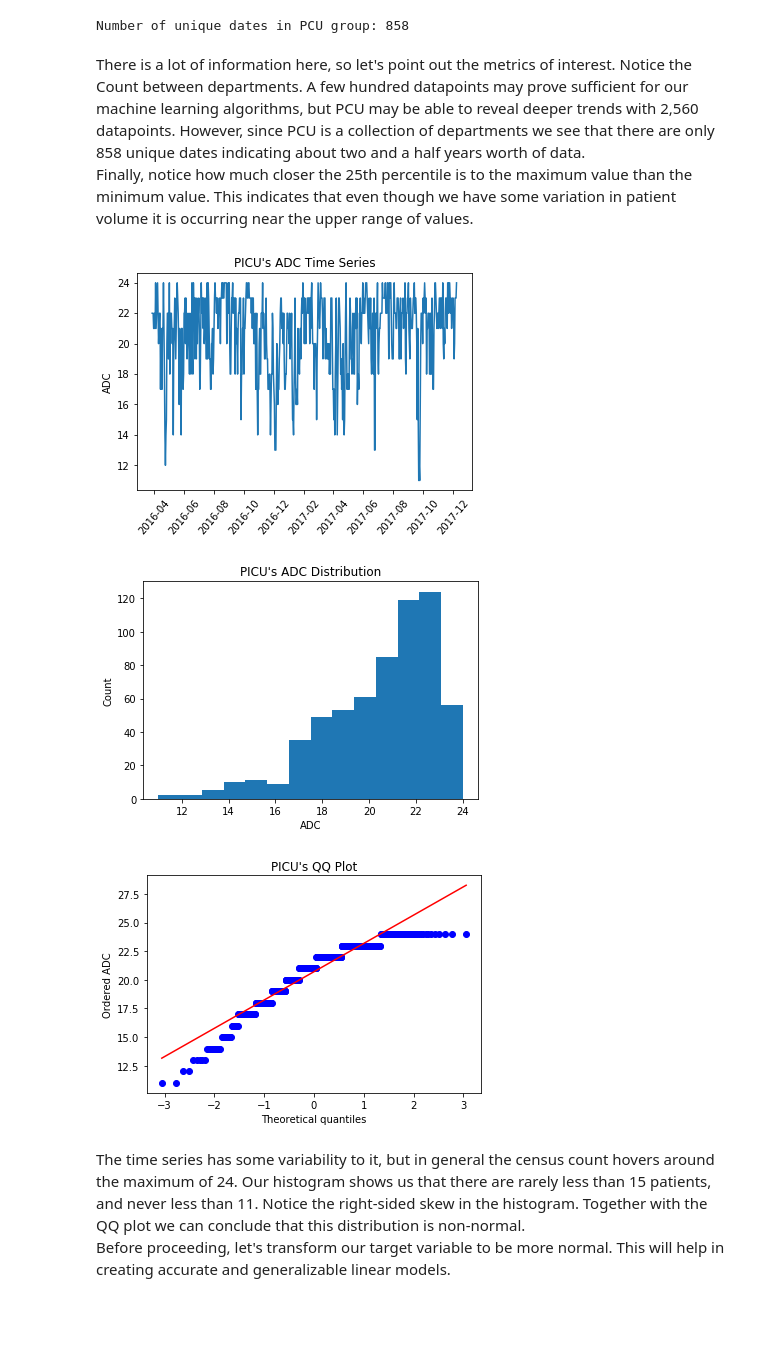
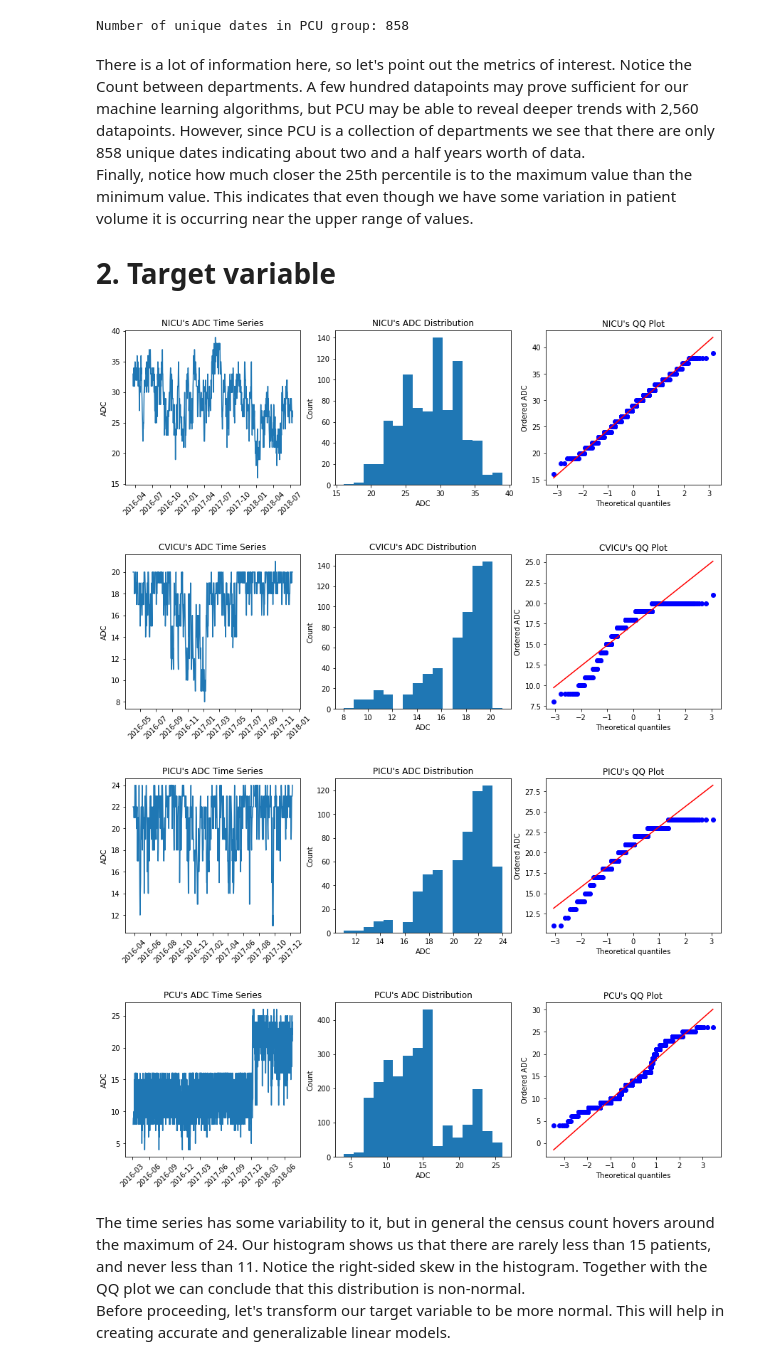
Before and after one commit to cobrobrown/thinkful_course, a Jupyter notebook: Final Capstone/Exploratory Data Analysis.ipynb, the cells around one changed output. Drawn from its saved outputs; the diff is of its cells as text; code cells hidden in the pictures; blank space fills up the shorter version.

```diff
--- a/Final Capstone/Exploratory Data Analysis.ipynb
+++ b/Final Capstone/Exploratory Data Analysis.ipynb
@@ -83,29 +79,35 @@ Number of unique dates in PCU group: 858
 # %% [markdown]
 There is a lot of information here, so let's point out the metrics of interest. Notice the Count between departments. A few hundred datapoints may prove sufficient for our machine learning algorithms, but PCU may be able to reveal deeper trends with 2,560 datapoints. However, since PCU is a collection of departments we see that there are only 858 unique dates indicating about two and a half years worth of data.
 <br>Finally, notice how much closer the 25th percentile is to the maximum value than the minimum value. This indicates that even though we have some variation in patient volume it is occurring near the upper range of values.
+
+# 2. Target variable
-# %%
-# time series
-df_PICU = df[df['DepartmentName'] == "PICU"]
-plt.plot(df_PICU["EffectiveDAte"],df_PICU["AverageCensusCount"])
-plt.xticks(rotation=50)
-plt.title("PICU's ADC Time Series")
-plt.ylabel("ADC")
-plt.show()
-# histogram
-plt.hist(df_PICU["AverageCensusCount"],bins=14)
-plt.title("PICU's ADC Distribution")
-plt.xlabel("ADC")
-plt.ylabel("Count")
-plt.show()
-# qq plot
-res = stats.probplot(df_PICU["AverageCensusCount"], plot=plt)
-plt.title("PICU's QQ Plot")
-plt.ylabel("Ordered ADC")
-plt.show()
-# %% [output]
-[figure, removed]
-[figure, removed]
-[figure, removed]
+# %%
+def plot_time_dist_qq(dates, censuses, dept):
+    fig,ax = plt.subplots(1,3,figsize=(15,4))
+    # time series
+    ax[0].plot(dates,censuses)
+    #ax[0].set_xticks(rotation=50)
+    plt.setp(ax[0].xaxis.get_majorticklabels(), rotation=45)
+    ax[0].set_title(dept+"'s ADC Time Series")
+    ax[0].set_ylabel("ADC")
+    # histogram
+    ax[1].hist(censuses,bins=16)
+    ax[1].set_title(dept+"'s ADC Distribution")
+    ax[1].set_xlabel("ADC")
+    ax[1].set_ylabel("Count")
+    # qq plot
+    res = stats.probplot(censuses, plot=ax[2])
+    ax[2].set_title(dept+"'s QQ Plot")
+    ax[2].set_ylabel("Ordered ADC")
+    plt.show()
+for dname in dnames:
+    df_PICU = df[df['DepartmentName'] == dname]
+    plot_time_dist_qq(df_PICU["EffectiveDAte"],df_PICU["AverageCensusCount"],dname)
+# %% [output]
+[figure, added]
+[figure, added]
+[figure, added]
+[figure, added]
 # %% [markdown]
 The time series has some variability to it, but in general the census count hovers around the maximum of 24. Our histogram shows us that there are rarely less than 15 patients, and never less than 11. Notice the right-sided skew in the histogram. Together with the QQ plot we can conclude that this distribution is non-normal.
 <br>Before proceeding, let's transform our target variable to be more normal. This will help in creating accurate and generalizable linear models.
```
Also changed, not shown: parts of 15 cells of this notebook, 1 other file.
